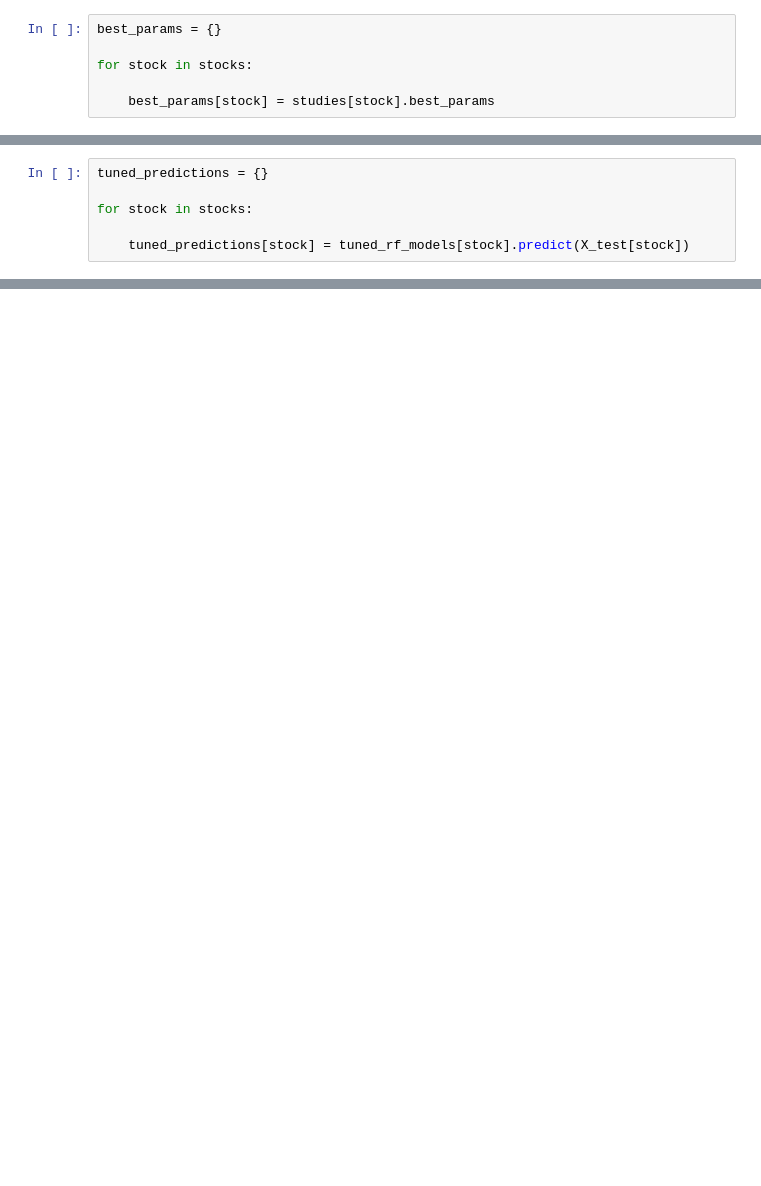
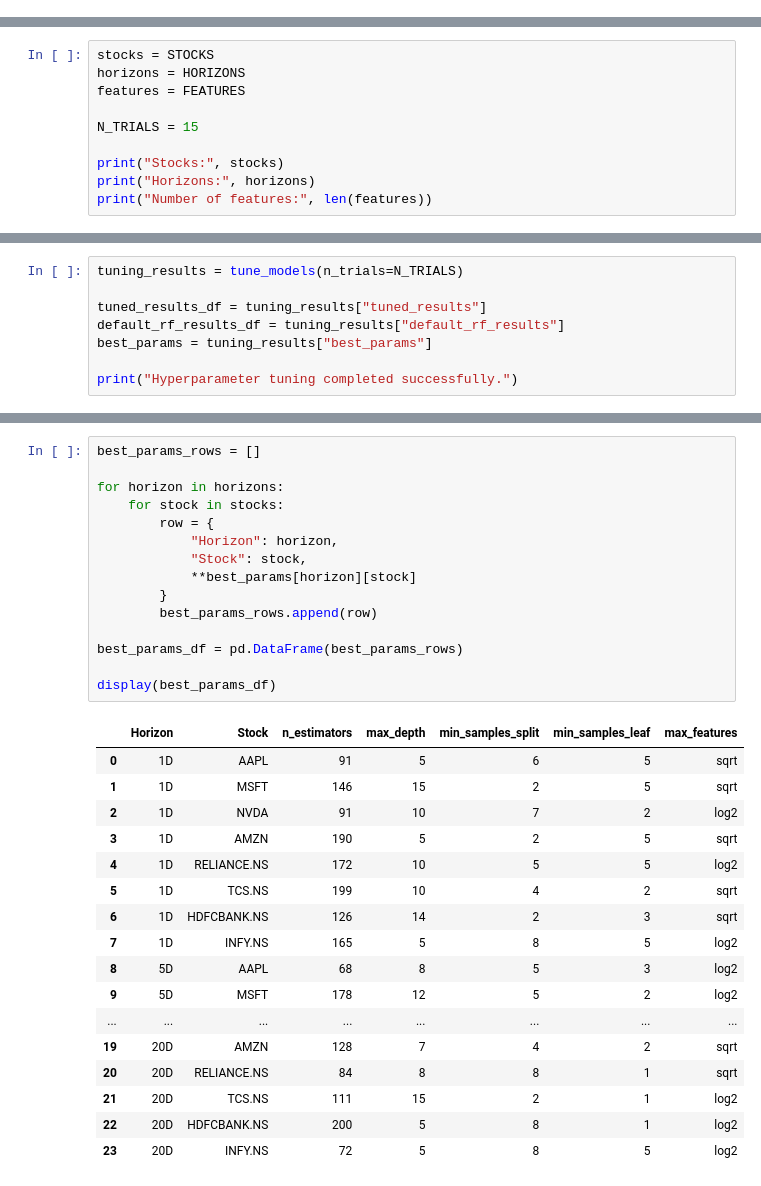
Before and after one commit to Prins-Satapara/StockVision, a Jupyter notebook: notebooks/08_Hyperparameter_Tuning.ipynb, the cells around one changed output, grey strips where cells are left out. Saved outputs shown, nothing was run; the diff lists cells and outputs as text; blank space fills up the shorter version.

Commit message:
StockVision V2 updated

```diff
--- a/notebooks/08_Hyperparameter_Tuning.ipynb
+++ b/notebooks/08_Hyperparameter_Tuning.ipynb
@@ -181,6 +0,0 @@ Optimizing INFY.NS...
-# %%
-best_params = {}
-
-for stock in stocks:
-
-    best_params[stock] = studies[stock].best_params
@@ -250,6 +0,0 @@ Use the tuned Random Forest models to predict stock direction on the unseen test
-# %%
-tuned_predictions = {}
-
-for stock in stocks:
-
-    tuned_predictions[stock] = tuned_rf_models[stock].predict(X_test[stock])
@@ -360,0 +46,10 @@ The evaluation results are saved for later comparison and final model selection
+# %%
+stocks = STOCKS
+horizons = HORIZONS
+features = FEATURES
+
+N_TRIALS = 15
+
+print("Stocks:", stocks)
+print("Horizons:", horizons)
+print("Number of features:", len(features))
@@ -360,0 +75,8 @@ The evaluation results are saved for later comparison and final model selection
+# %%
+tuning_results = tune_models(n_trials=N_TRIALS)
+
+tuned_results_df = tuning_results["tuned_results"]
+default_rf_results_df = tuning_results["default_rf_results"]
+best_params = tuning_results["best_params"]
+
+print("Hyperparameter tuning completed successfully.")
@@ -360,0 +162,33 @@ The evaluation results are saved for later comparison and final model selection
+# %%
+best_params_rows = []
+
+for horizon in horizons:
+    for stock in stocks:
+        row = {
+            "Horizon": horizon,
+            "Stock": stock,
+            **best_params[horizon][stock]
+        }
+        best_params_rows.append(row)
+
+best_params_df = pd.DataFrame(best_params_rows)
+
+display(best_params_df)
+# %% [output]
+|  | Horizon | Stock | n_estimators | max_depth | min_samples_split | min_samples_leaf | max_features |
+| 0 | 1D | AAPL | 91 | 5 | 6 | 5 | sqrt |
+| 1 | 1D | MSFT | 146 | 15 | 2 | 5 | sqrt |
+| 2 | 1D | NVDA | 91 | 10 | 7 | 2 | log2 |
+| 3 | 1D | AMZN | 190 | 5 | 2 | 5 | sqrt |
+| 4 | 1D | RELIANCE.NS | 172 | 10 | 5 | 5 | log2 |
+| 5 | 1D | TCS.NS | 199 | 10 | 4 | 2 | sqrt |
+| 6 | 1D | HDFCBANK.NS | 126 | 14 | 2 | 3 | sqrt |
+| 7 | 1D | INFY.NS | 165 | 5 | 8 | 5 | log2 |
+| 8 | 5D | AAPL | 68 | 8 | 5 | 3 | log2 |
+| 9 | 5D | MSFT | 178 | 12 | 5 | 2 | log2 |
+| ... | ... | ... | ... | ... | ... | ... | ... |
+| 19 | 20D | AMZN | 128 | 7 | 4 | 2 | sqrt |
+| 20 | 20D | RELIANCE.NS | 84 | 8 | 8 | 1 | sqrt |
+| 21 | 20D | TCS.NS | 111 | 15 | 2 | 1 | log2 |
+| 22 | 20D | HDFCBANK.NS | 200 | 5 | 8 | 1 | log2 |
+| 23 | 20D | INFY.NS | 72 | 5 | 8 | 5 | log2 |
```
Also changed, not shown: parts of 54 cells of this notebook, 50 other files.
